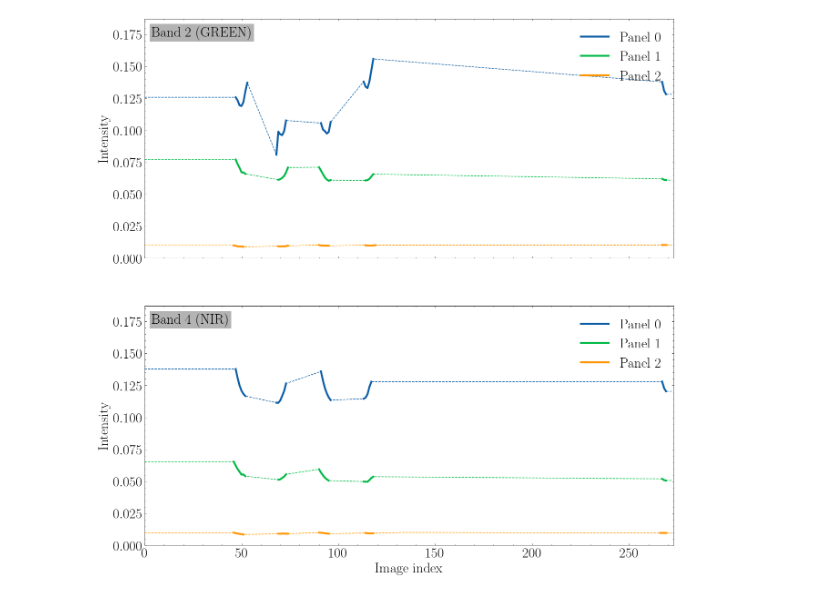
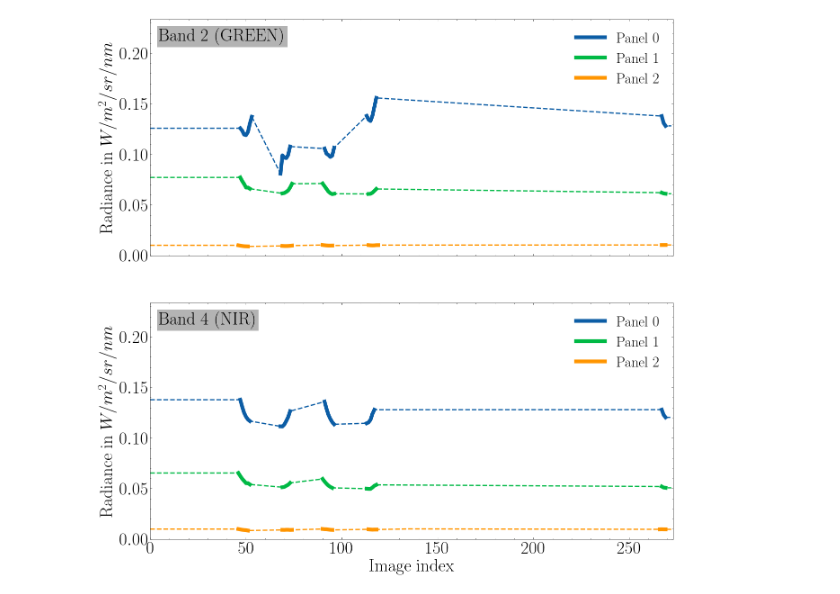
Before and after one commit to reflectdetect/reflectdetect, a Jupyter notebook: intensities_plot_for_paper.ipynb, the cells around one changed output. Drawn from its saved outputs; the diff is of its cells as text; code cells hidden in the pictures.

```diff
--- a/intensities_plot_for_paper.ipynb
+++ b/intensities_plot_for_paper.ipynb
@@ -3,7 +3,7 @@ import numpy as np
 # %%
 from pathlib import Path
 
-output_folder = Path("D:/reflectdetect/example_apriltag_dataset/debug/intensity")
+output_folder = Path("./data/example_apriltag_dataset/debug/intensity")
 assert output_folder.exists()
 number_of_images = 273
 number_of_panels = 3
@@ -27,37 +27,40 @@ interpolated_intensities = interpolated_intensities/COMPRESSION_FACTOR
 output_path = output_folder / f"intensities_paper.tif"
 # %%
 from matplotlib import pyplot as plt
-import scienceplots
+
 plt.style.use('science')
-plt.rcParams.update({'font.size': 22})
+plt.rcParams.update({'font.size': 28})
 # %%
+
+
 number_of_bands = len(intensities[0, 0, :])
 fig, axes = plt.subplots(number_of_bands, sharex=True, figsize=(15, 15))
 max_intensity = np.nanmax(intensities)
 names = ["GREEN", "NIR"]
 for i, (band, ax) in enumerate(zip(bands, axes)):
-    ax.set_ylim([0, max_intensity * 1.2])
-    ax.set_ylabel("Intensity")
+    ax.set_ylim([0, max_intensity * 1.5])
+    # because this is data from the apriltag workflow the images were converted to radiance beforehand
+    ax.set_ylabel("Radiance in $W/m^2/sr/nm$")
     ax.annotate(
-        "Band " + str(band) + " ("+names[i]+")",
+        "Band " + str(band) + " (" + names[i] + ")",
         xy=(0, 1),
         xycoords="axes fraction",
         xytext=(+0.5, -0.5),
         textcoords="offset fontsize",
         fontsize="medium",
         verticalalignment="top",
         fontfamily="serif",
         bbox=dict(facecolor="0.7", edgecolor="none", pad=3.0),
     )
     number_of_panels = len(intensities[0, :, 0])
     for panel_index in range(0, number_of_panels):
-        line, = ax.plot(interpolated_intensities[:, panel_index, i], ls='--', lw=1)
-        ax.plot(intensities[:, panel_index, i], color=line.get_color(), lw=3, label=f"Panel {panel_index}")
-    ax.legend(loc="upper right")
+        line, = ax.plot(interpolated_intensities[:, panel_index, i], ls='--', lw=2)
+        ax.plot(intensities[:, panel_index, i], color=line.get_color(), lw=6, label=f"Panel {panel_index}")
+    ax.legend(loc="upper right", fontsize="small")
 plt.xlabel("Image index")
 number_of_images = len(intensities[:, 0, 0])
 plt.xlim([0, number_of_images])
-plt.savefig(output_path.as_posix()+".jpg", dpi=300)
+plt.savefig(output_path.as_posix() + ".jpg", dpi=300)
 plt.show()
 # %% [output]
-[figure, old version]
+[figure, new version]
```
Also changed, not shown: parts of 1 cell of this notebook, 5 other files.
